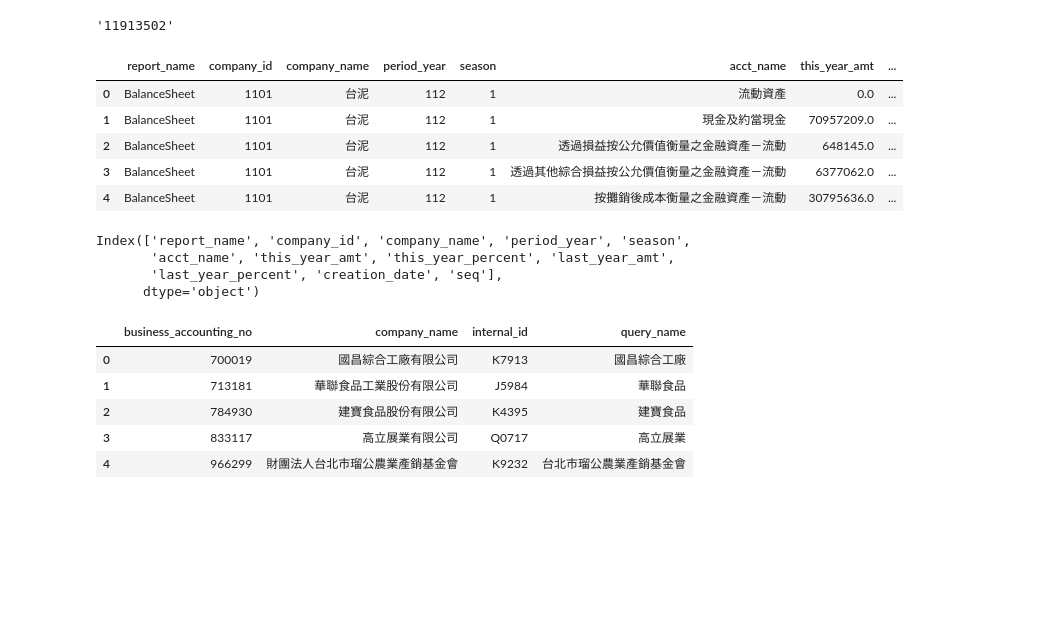
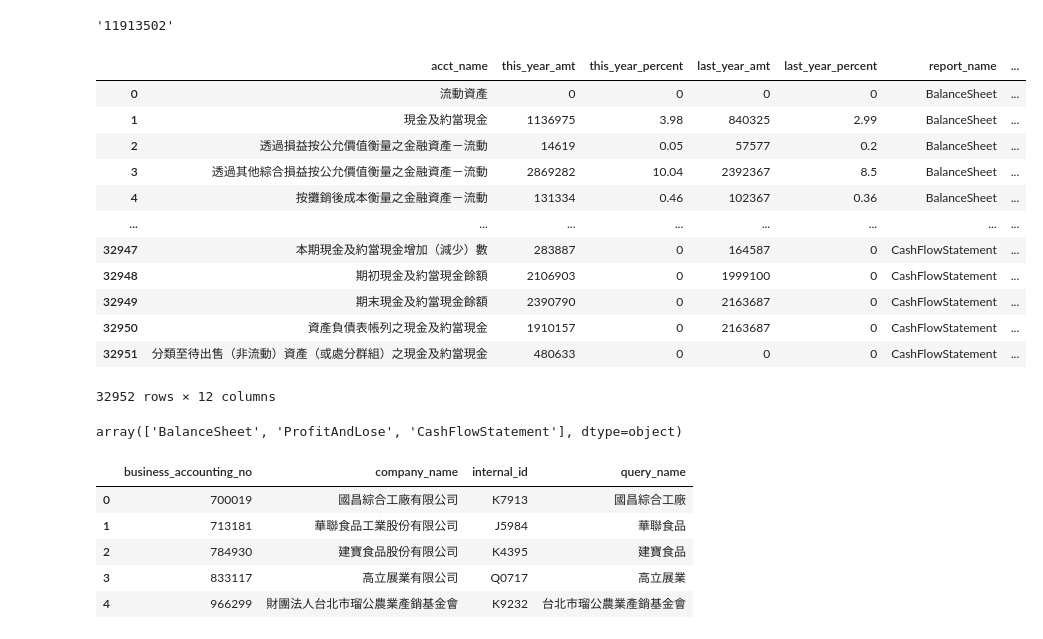
Before and after one commit to chiseanchang0727/financial-report-crawler, a Jupyter notebook: frc.ipynb, the cells around one changed output. Saved outputs shown, nothing was run; the diff lists cells and outputs as text; code cells hidden in the pictures; blank space fills up the shorter version.

```diff
--- a/frc.ipynb
+++ b/frc.ipynb
@@ -7,4 +7,4 @@ from utils import read_config, MySQLAgent
 import time, random
 # %%
 config = read_config('.env/connections.json')
-sql_agent = MySQLAgent(config['CREDITREPORT']['VM1_mysql_conn_info'])
+sql_agent = MySQLAgent(config['VM1_mysql_conn_info'])
@@ -54,26 +63,29 @@ otc[otc['stock_num'] == '1101'].busi_acc[0]
 # %%
 query = """
 select *
-from mops_season_report
-limit 5
+from mops_season_report_copy
 """
 
 fr = sql_agent.read_table(query=query)
 fr
 # %% [output]
-|  | report_name | company_id | company_name | period_year | season | acct_name | this_year_amt | ... |
-| 0 | BalanceSheet | 1101 | 台泥 | 112 | 1 | 流動資產 | 0.0 | ... |
-| 1 | BalanceSheet | 1101 | 台泥 | 112 | 1 | 現金及約當現金 | 70957209.0 | ... |
-| 2 | BalanceSheet | 1101 | 台泥 | 112 | 1 | 透過損益按公允價值衡量之金融資產－流動 | 648145.0 | ... |
-| 3 | BalanceSheet | 1101 | 台泥 | 112 | 1 | 透過其他綜合損益按公允價值衡量之金融資產－流動 | 6377062.0 | ... |
-| 4 | BalanceSheet | 1101 | 台泥 | 112 | 1 | 按攤銷後成本衡量之金融資產－流動 | 30795636.0 | ... |
+|  | acct_name | this_year_amt | this_year_percent | last_year_amt | last_year_percent | report_name | ... |
+| 0 | 流動資產 | 0 | 0 | 0 | 0 | BalanceSheet | ... |
+| 1 | 現金及約當現金 | 1136975 | 3.98 | 840325 | 2.99 | BalanceSheet | ... |
+| 2 | 透過損益按公允價值衡量之金融資產－流動 | 14619 | 0.05 | 57577 | 0.2 | BalanceSheet | ... |
+| 3 | 透過其他綜合損益按公允價值衡量之金融資產－流動 | 2869282 | 10.04 | 2392367 | 8.5 | BalanceSheet | ... |
+| 4 | 按攤銷後成本衡量之金融資產－流動 | 131334 | 0.46 | 102367 | 0.36 | BalanceSheet | ... |
+| ... | ... | ... | ... | ... | ... | ... | ... |
+| 32947 | 本期現金及約當現金增加（減少）數 | 283887 | 0 | 164587 | 0 | CashFlowStatement | ... |
+| 32948 | 期初現金及約當現金餘額 | 2106903 | 0 | 1999100 | 0 | CashFlowStatement | ... |
+| 32949 | 期末現金及約當現金餘額 | 2390790 | 0 | 2163687 | 0 | CashFlowStatement | ... |
+| 32950 | 資產負債表帳列之現金及約當現金 | 1910157 | 0 | 2163687 | 0 | CashFlowStatement | ... |
+| 32951 | 分類至待出售（非流動）資產（或處分群組）之現金及約當現金 | 480633 | 0 | 0 | 0 | CashFlowStatement | ... |
+32952 rows × 12 columns
-# %%
-fr.columns
-# %% [output]
-Index(['report_name', 'company_id', 'company_name', 'period_year', 'season',
-       'acct_name', 'this_year_amt', 'this_year_percent', 'last_year_amt',
-       'last_year_percent', 'creation_date', 'seq'],
-      dtype='object')
+# %%
+fr.report_name.unique()
+# %% [output]
+array(['BalanceSheet', 'ProfitAndLose', 'CashFlowStatement'], dtype=object)
 # %%
 company_list = pd.read_csv('company_data.csv')
 company_list.head()
```
Also changed, not shown: parts of 59 cells of this notebook, 3 other files.
